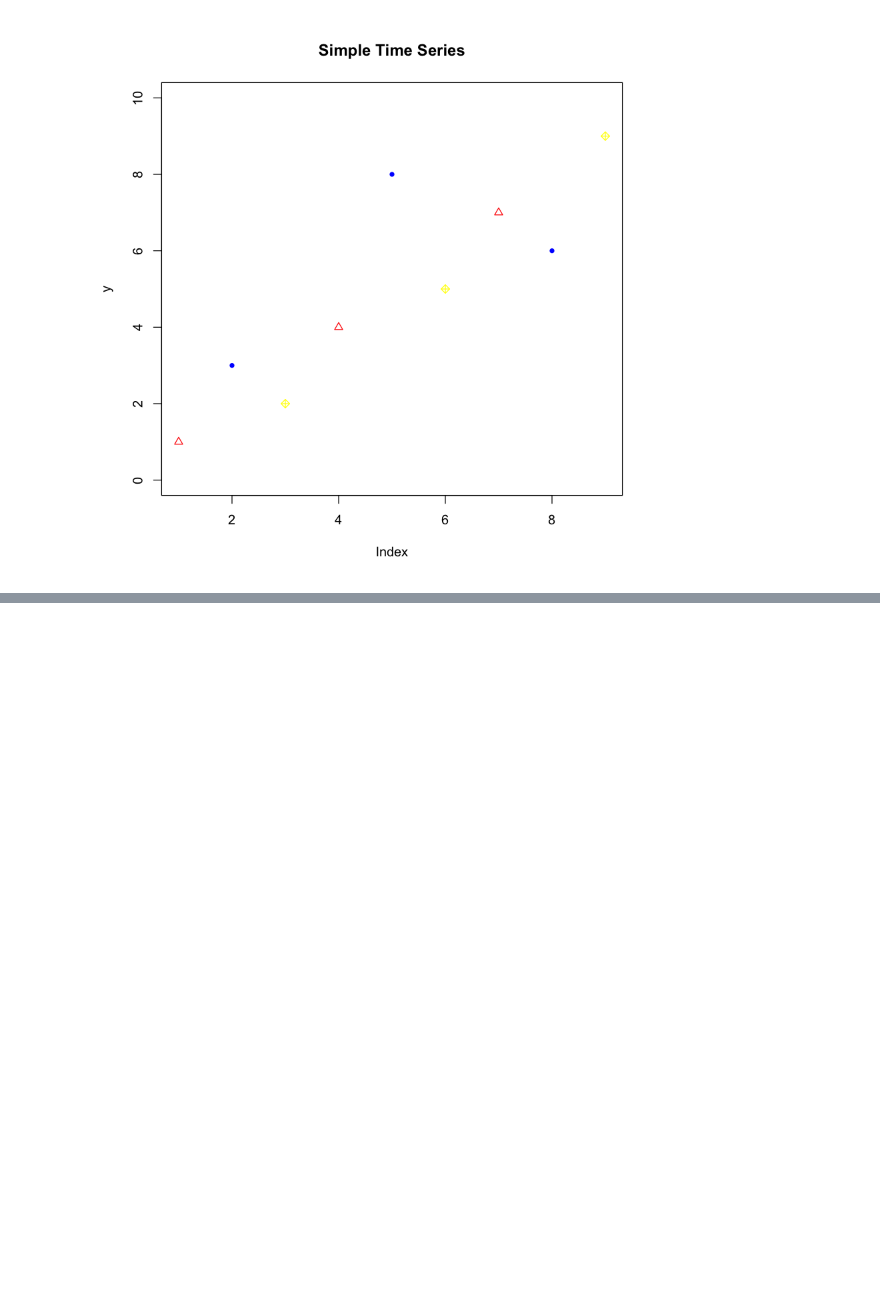
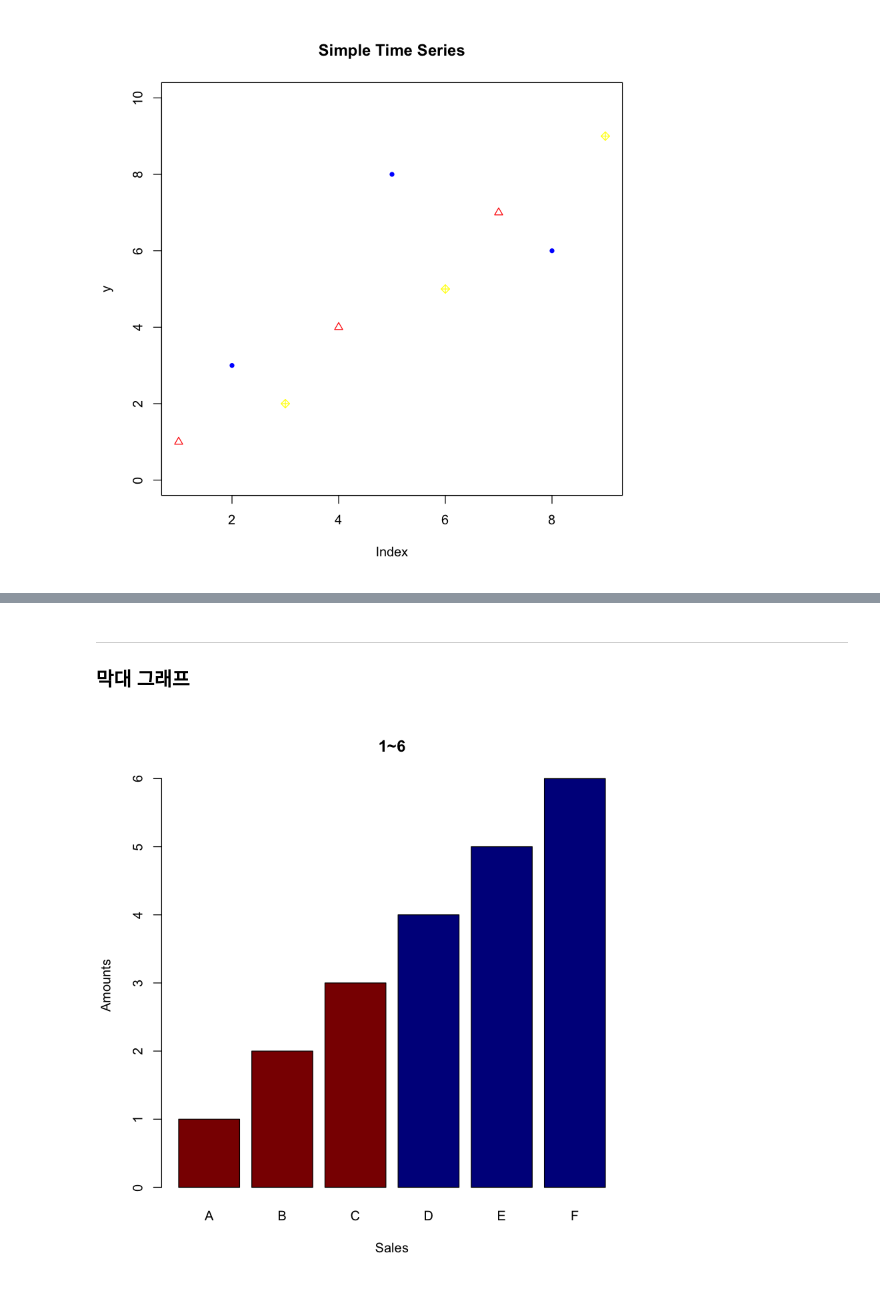
Before and after one commit to swyoo39/R_base, a Jupyter notebook: R_base/09.데이터시각화.ipynb, the cells around one changed output, grey strips where cells are left out. Saved outputs shown, nothing was run; the diff lists cells and outputs as text; code cells hidden in the pictures; blank space fills up the shorter version.

```diff
--- a/R_base/09.데이터시각화.ipynb
+++ b/R_base/09.데이터시각화.ipynb
@@ -197,0 +261,15 @@ plot(x,y,
+# %% [markdown]
+---
+### 막대 그래프
+# %%
+x <- 1:6
+# barplot : 데이터프레임은 인식 못하고 매트릭스만 인식함
+barplot(x,
+    main="1~6",
+    xlab='Sales',
+    ylab='Amounts',
+    names=c('A','B','C','D','E','F'),
+    col=c(rep('dark red',3), rep('dark blue',3))
+)
+# %% [output]
+[figure, added]
```
Also changed, not shown: parts of 32 cells of this notebook, 4 other files.
